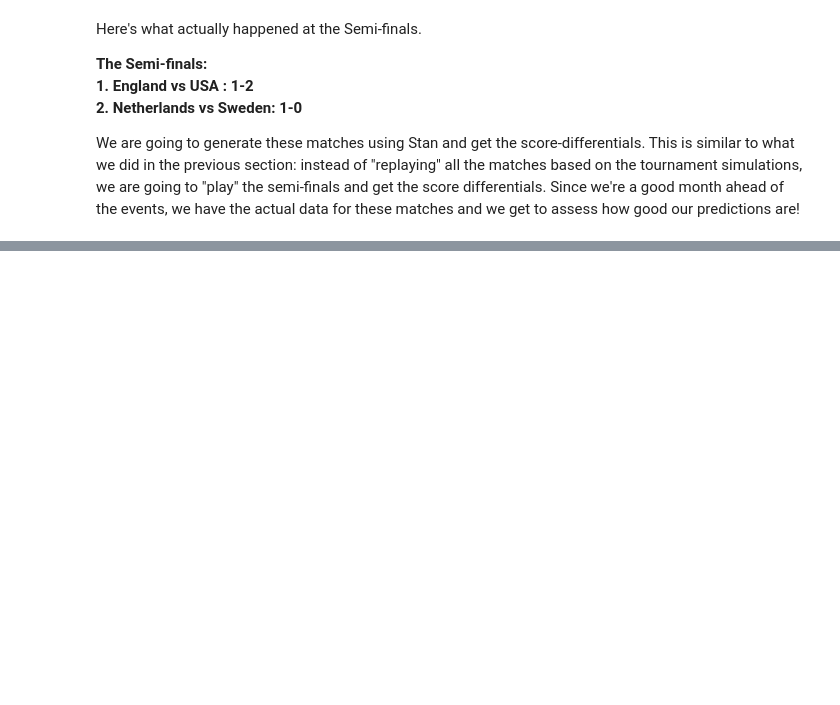
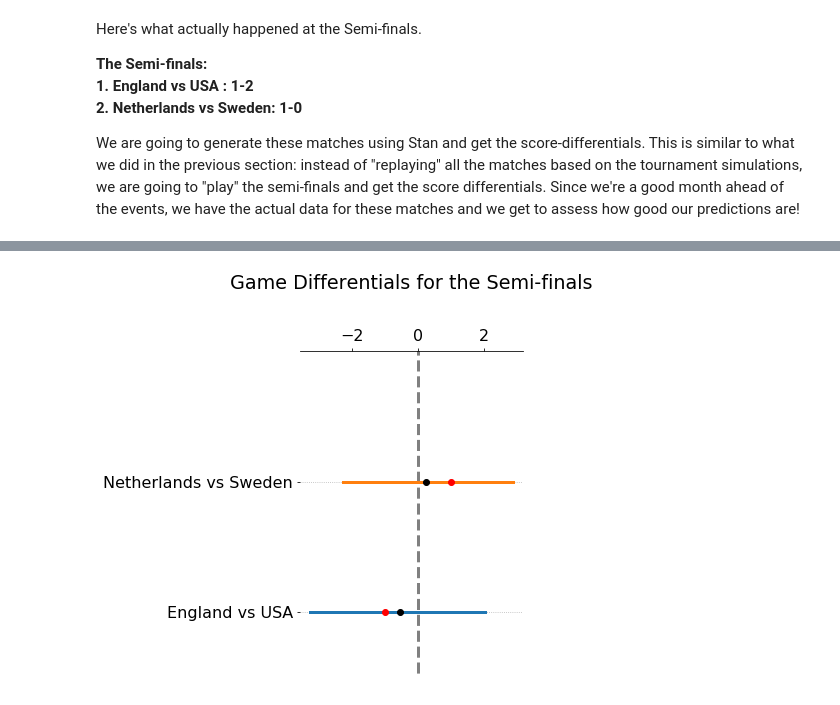
Before and after one commit to nyc-pyladies/2019-cmdstanpy-bayesian-workshop, a Jupyter notebook: notebooks/WWC2019.ipynb, the cells around one changed output, grey strips where cells are left out. Cells and saved outputs as stored; diff of their text form; code cells hidden in the pictures; blank space fills up the shorter version.

```diff
--- a/notebooks/WWC2019.ipynb
+++ b/notebooks/WWC2019.ipynb
@@ -333,11 +373,13 @@ df_teamdifferentials_semis = pd.DataFrame({'midway': td_semis.loc['50%'].values,
 df_teamdifferentials_semis.loc[:, 'left'] = td_semis.loc['5%'].values
 df_teamdifferentials_semis.loc[:, 'right'] = td_semis.loc['95%'].values
 # %%
-coefplot.coefficient_plot(df_teamdifferentials_semis['midway'],
+coefficient_plot(df_teamdifferentials_semis['midway'],
                           df_teamdifferentials_semis['left'],
                           df_teamdifferentials_semis['right'],
                           np.array(semis_dict['actual_score_differential']),
                           names=df_teamdifferentials_semis['names'],
                           title='Game Differentials for the Semi-finals',
                           fig_size = (4,6))
 plt.tight_layout()
+# %% [output]
+[figure, added]
```
Also changed, not shown: parts of 6 cells of this notebook.
